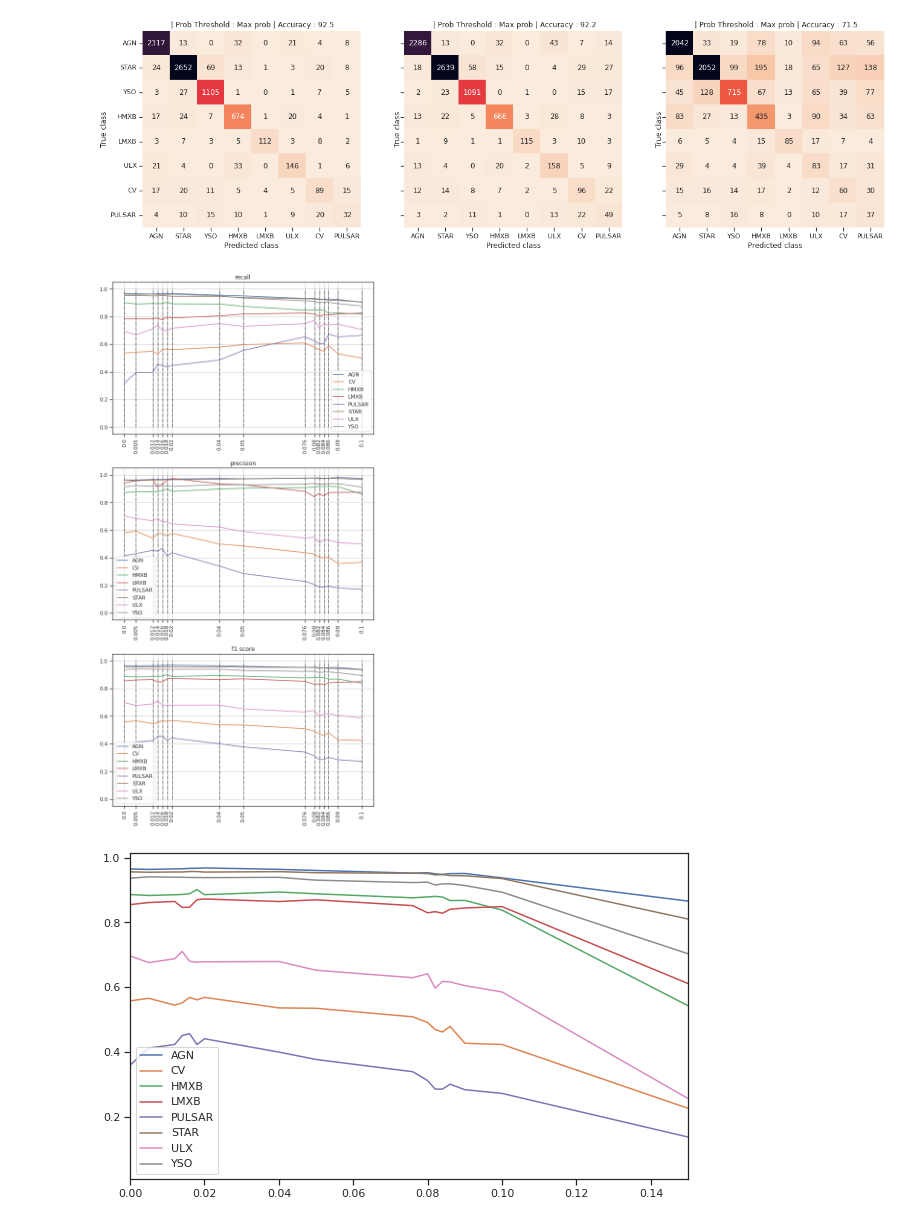
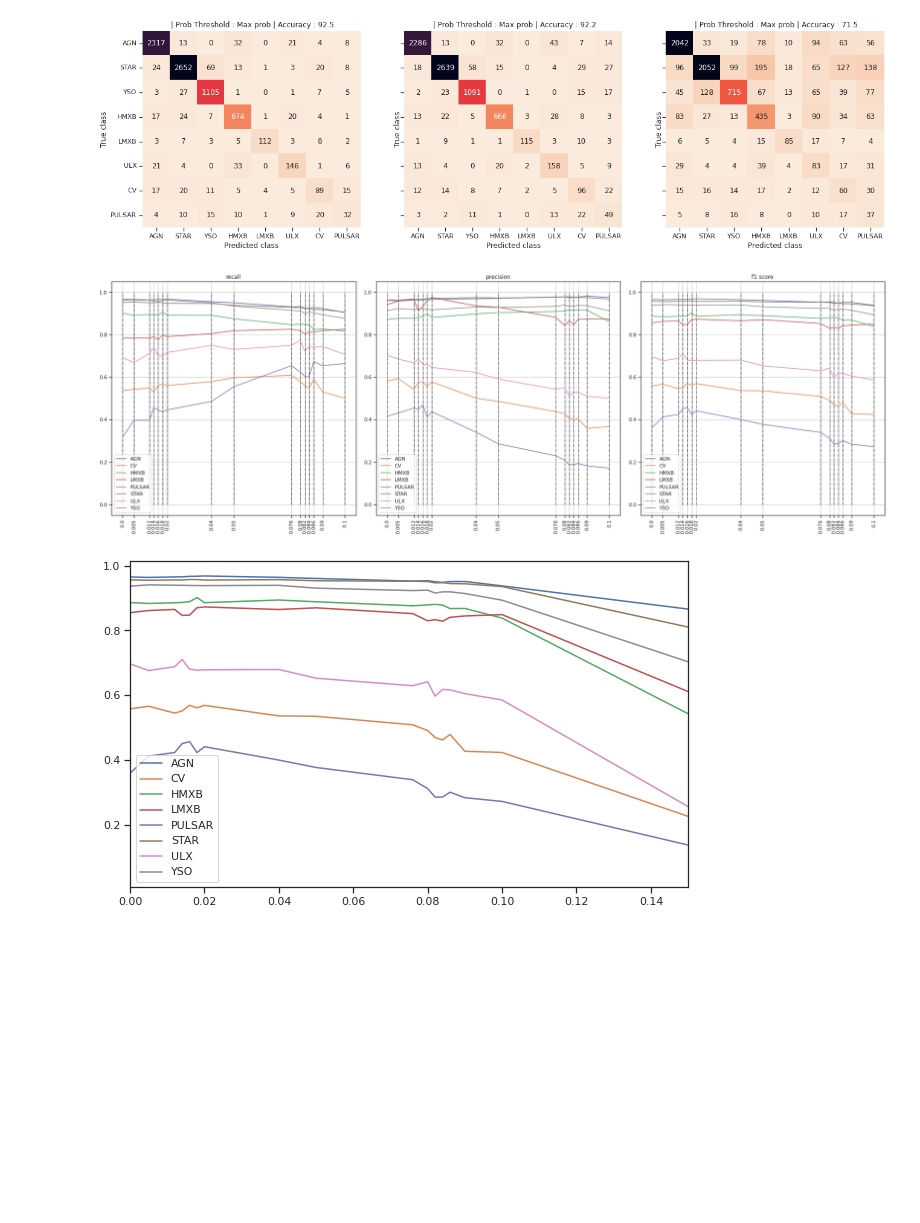
Before and after one commit to KumaranShivam5/aurora-server-final, a Jupyter notebook: lightGBM.ipynb, the cells around one changed output. Saved outputs shown, nothing was run; the diff lists cells and outputs as text; code cells hidden in the pictures; blank space fills up the shorter version.

```diff
--- a/lightGBM.ipynb
+++ b/lightGBM.ipynb
@@ -667,28 +667,28 @@ plt.show()
 # %% [output]
 [figure]
 # %%
-fig , ax = plt.subplots(nrows=3 , ncols=1 ,  figsize=(8,16) ,  constrained_layout=True)
+fig , ax = plt.subplots(nrows=1 , ncols=3 ,  figsize=(24,8) ,  constrained_layout=True)
 for cl in np.unique(gdf['class']):
     temp = gdf[gdf['class']==cl].sort_values(by='gamma')
     temp = temp[temp['gamma']<0.15]
     ax[0].plot(temp['gamma'] , temp['recall'] , label=cl)
     ax[0].vlines(temp['gamma'] , ymin = 0 , ymax=1 , linewidth=0.1 , color='k' , alpha=0.2 , linestyle='-.')
     ax[0].set_title('recall')
     ax[1].plot(temp['gamma'] , temp['precision'] , label=cl)
     ax[1].set_title('precision')
     ax[2].plot(temp['gamma'] , temp['f1'] , label=cl)
     ax[2].set_title('f1 score')
     plt.legend()
     #plt.xlim(0 , 0.15)
 for a in ax:
     #a.grid()
     a.set_xticks(temp['gamma'] , )
     a.set_xticklabels(temp['gamma'], rotation=90)
     a.vlines(temp['gamma'] , ymin = 0 , ymax=1 , linewidth=1 , color='k' , alpha=1, linestyle='-.')
     a.legend()
 plt.show()
 # %% [output]
-[figure, old version]
+[figure, new version]
 # %%
 plt.figure(figsize=(10,6))
 for cl in np.unique(gdf['class']):
```
